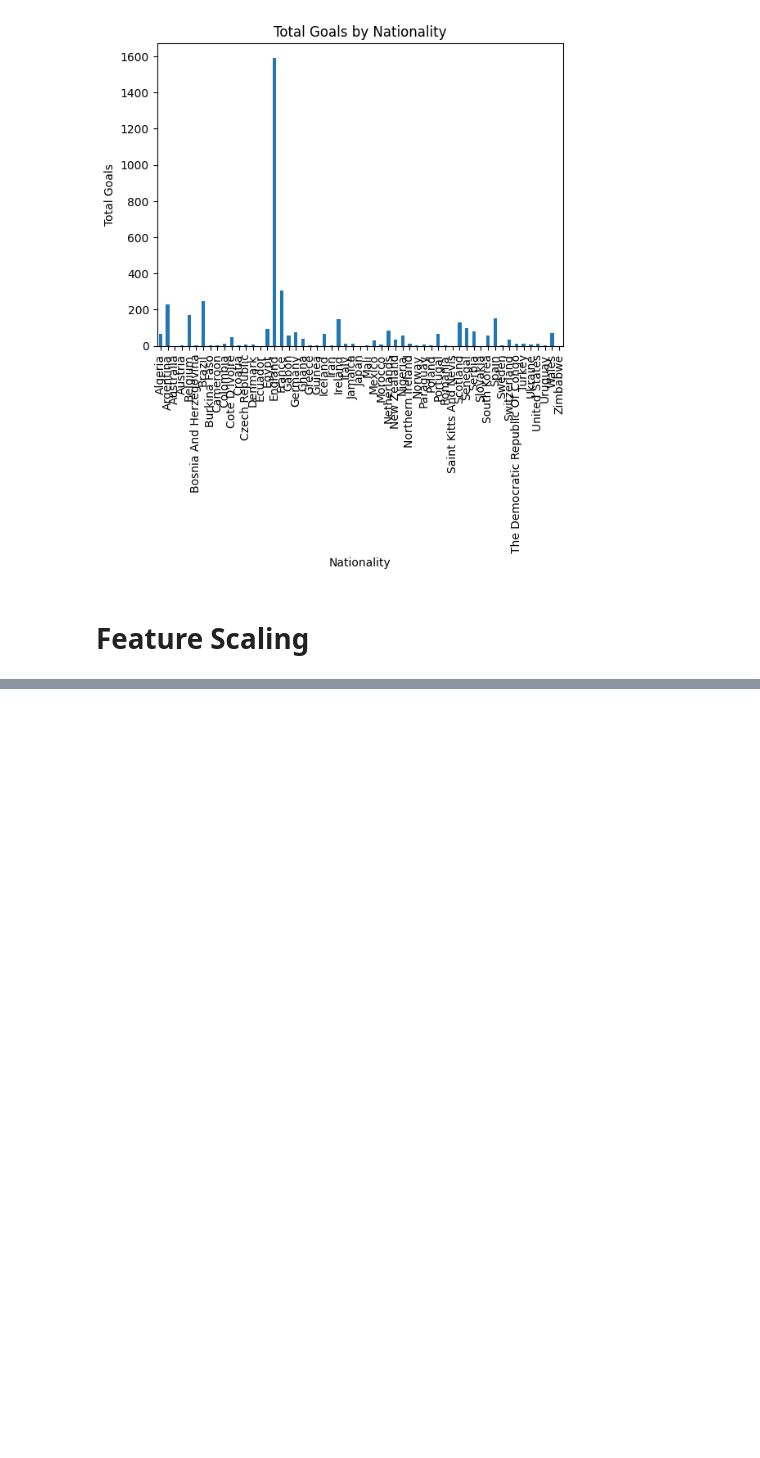
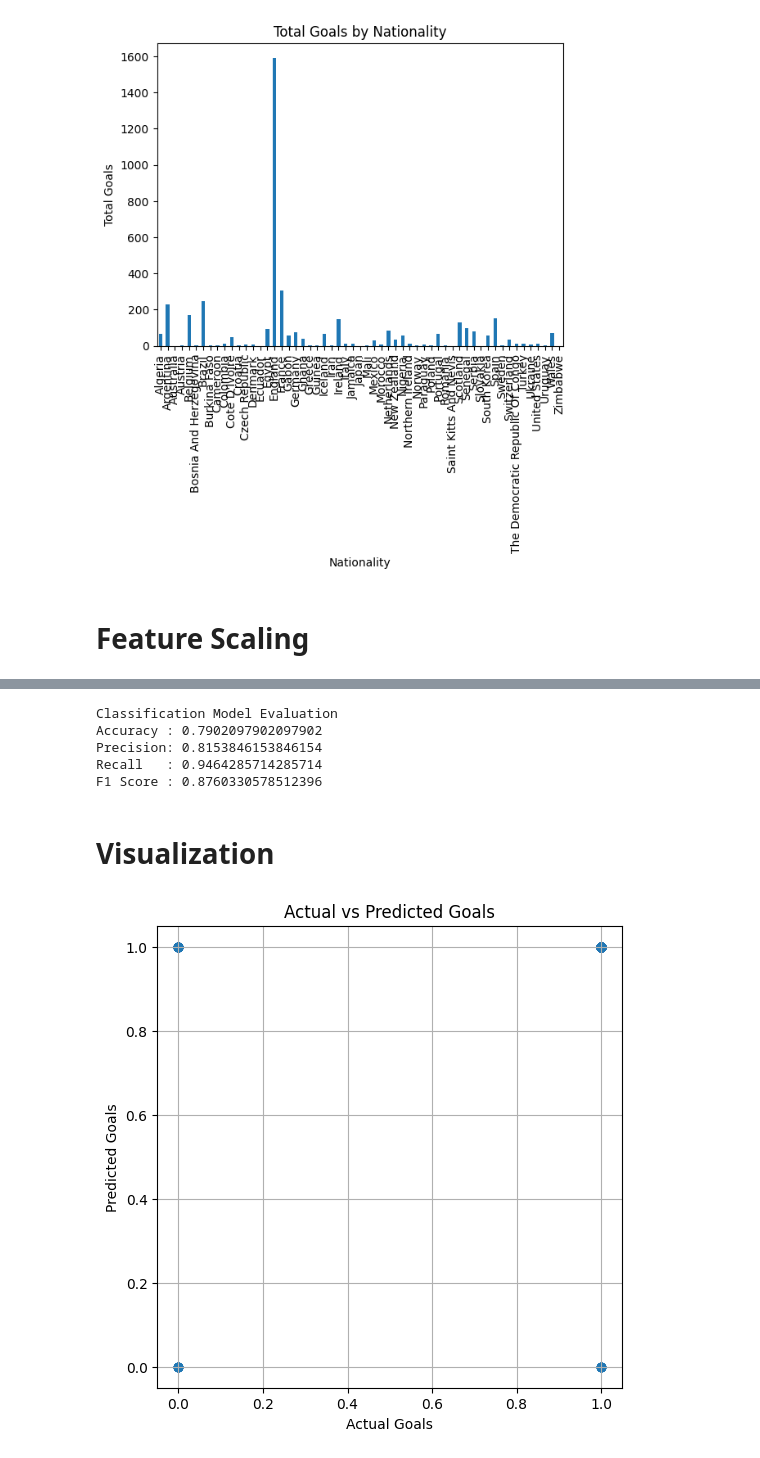
Before and after one commit to springboardmentor1979b-cmyk/ScoreSight---Predicting-EPL-Points-Tally-Top-Scorer, a Jupyter notebook: Janhavi_EPLPREDICTION.ipynb, the cells around one changed output, grey strips where cells are left out. Saved outputs shown, nothing was run; the diff lists cells and outputs as text; code cells hidden in the pictures; blank space fills up the shorter version.

```diff
--- a/Janhavi_EPLPREDICTION.ipynb
+++ b/Janhavi_EPLPREDICTION.ipynb
@@ -675,0 +778,28 @@ Raw values (first 10 rows):
+# %%
+from sklearn.linear_model import LogisticRegression
+from sklearn.metrics import accuracy_score, classification_report
+from sklearn.model_selection import train_test_split
+
+# Create a dummy outcome based on goals (example classification)
+# High performer = 1, Low performer = 0
+df['Performance_Class'] = df['Goals'].apply(lambda x: 1 if x >= 5 else 0)
+
+# Features and target
+X_cls = df[['Assists', 'Shots', 'Appearances']]
+y_cls = df['Performance_Class']
+
+# Train-test split (75% train, 25% test)
+X_train, X_test, y_train, y_test = train_test_split(
+    X_cls, y_cls, test_size=0.25, random_state=42
+)
+
+# Train Logistic Regression model
+log_model = LogisticRegression(max_iter=1000)
+log_model.fit(X_train, y_train)
+
+# Predictions
+y_pred = log_model.predict(X_test)
+
+# Evaluation
+print("Logistic Regression Accuracy:", accuracy_score(y_test, y_pred))
+print("\nClassification Report:\n", classification_report(y_test, y_pred))
@@ -675,0 +840,37 @@ Raw values (first 10 rows):
+# %%
+#CLASSIFICATION MODEL EVALUATION
+
+from sklearn.metrics import accuracy_score, precision_score, recall_score, f1_score
+
+accuracy = accuracy_score(y_test, y_pred)
+precision = precision_score(y_test, y_pred)
+recall = recall_score(y_test, y_pred)
+f1 = f1_score(y_test, y_pred)
+
+print("Classification Model Evaluation")
+print("Accuracy :", accuracy)
+print("Precision:", precision)
+print("Recall   :", recall)
+print("F1 Score :", f1)
+# %% [output]
+Classification Model Evaluation
+Accuracy : 0.7902097902097902
+Precision: 0.8153846153846154
+Recall   : 0.9464285714285714
+F1 Score : 0.8760330578512396
+# %% [markdown]
+# Visualization
+# %%
+#Actual vs Predicted Scatter Plot (REGRESSION)
+
+import matplotlib.pyplot as plt
+
+plt.figure(figsize=(6,6))
+plt.scatter(y_test, y_pred)
+plt.xlabel("Actual Goals")
+plt.ylabel("Predicted Goals")
+plt.title("Actual vs Predicted Goals")
+plt.grid(True)
+plt.show()
+# %% [output]
+[figure, added]
```
Also changed, not shown: parts of 28 cells of this notebook.
